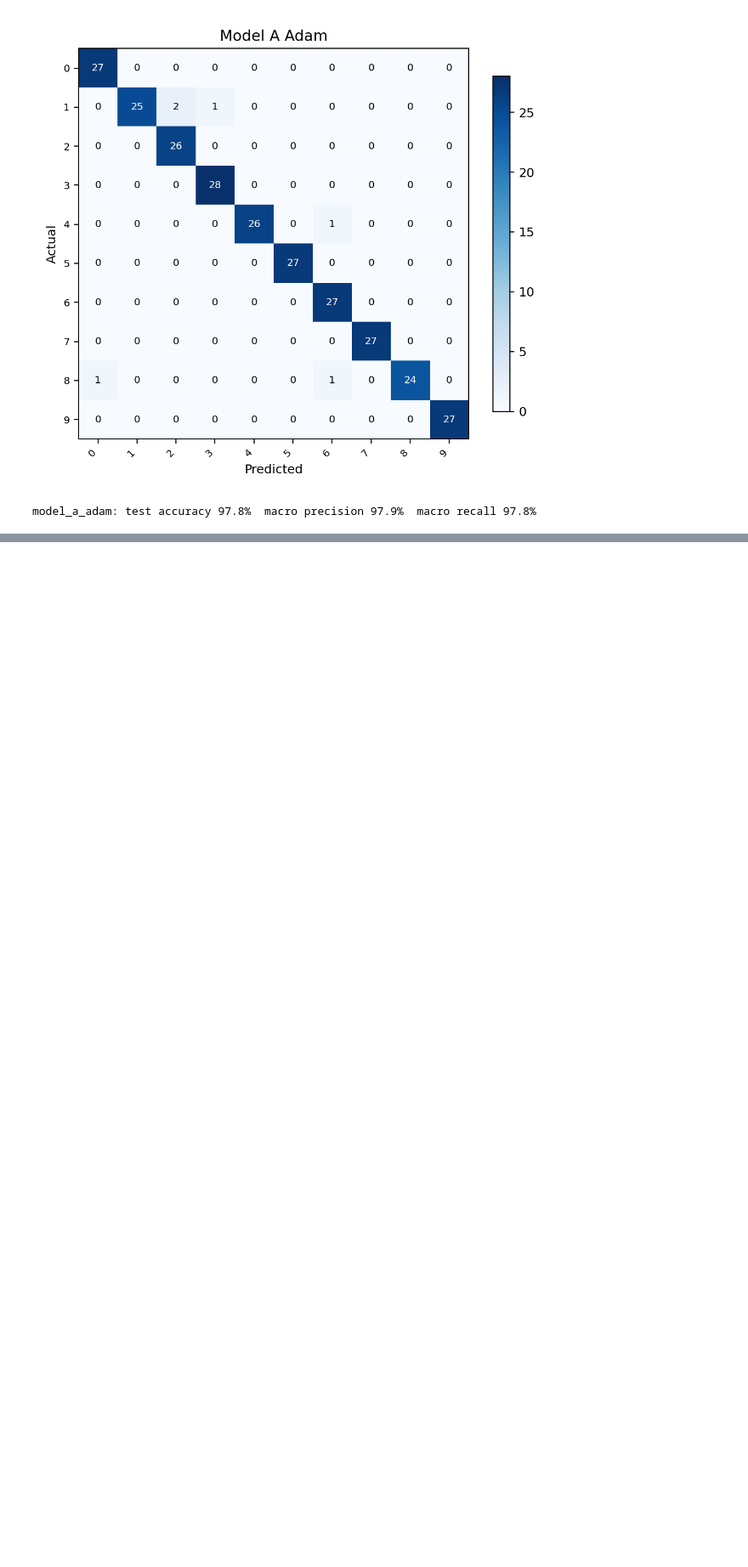
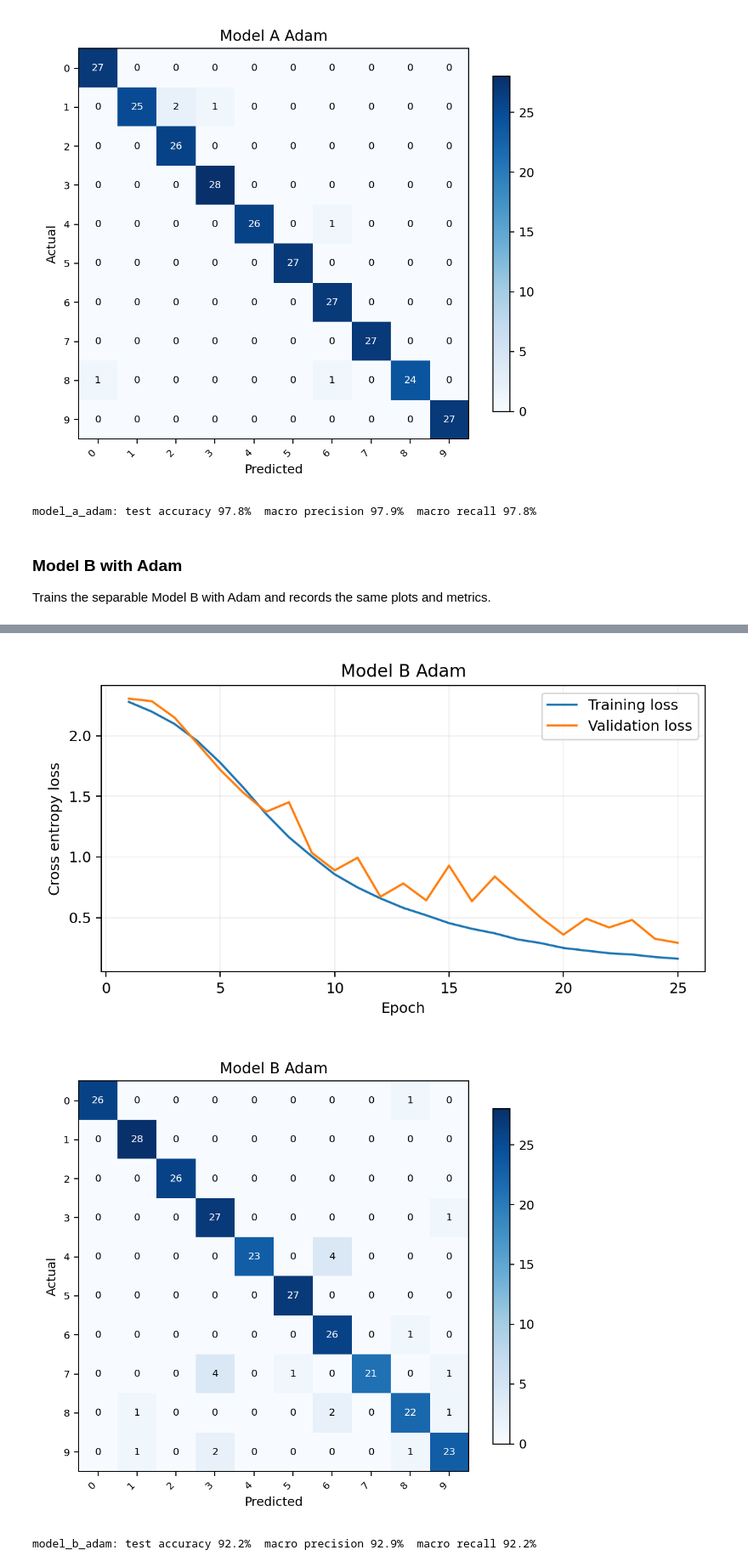
Before and after one commit to Isira-Himal-Perera/CNN-for-Edge-Image-Classification, a Jupyter notebook: notebooks/Cybertron_A03_End_To_End.ipynb, the cells around one changed output, grey strips where cells are left out. Shown at 85% size. Drawn from its saved outputs; the diff is of its cells as text; code cells hidden in the pictures; blank space fills up the shorter version.

Commit message:
Add Model B optimizer runs (Adam, SGD, momentum) to end-to-end notebook

```diff
--- a/notebooks/Cybertron_A03_End_To_End.ipynb
+++ b/notebooks/Cybertron_A03_End_To_End.ipynb
@@ -128,3 +128,13 @@ epoch 25 train-loss=0.0192 val-loss=0.0744 val-accuracy=0.989 time=0.1s
 [figure]
 [figure]
 model_a_adam: test accuracy 97.8%  macro precision 97.9%  macro recall 97.8%
+# %% [markdown]
+### Model B with Adam
+
+Trains the separable Model B with Adam and records the same plots and metrics.
+# %%
+print('RUNNING: model_b_adam')
+m = EdgeCNN(len(classes), lightweight=True)
+hist = train(m, 25, 'adam')
+results['model_b_adam'] = evaluate_and_plot('model_b_adam', m, hist)
+# %% [output]
@@ -130,0 +158,3 @@ model_a_adam: test accuracy 97.8%  macro precision 97.9%  macro recall 97.8%
+[figure, added]
+[figure, added]
+model_b_adam: test accuracy 92.2%  macro precision 92.9%  macro recall 92.2%
```
Also changed, not shown: parts of 5 cells of this notebook.
